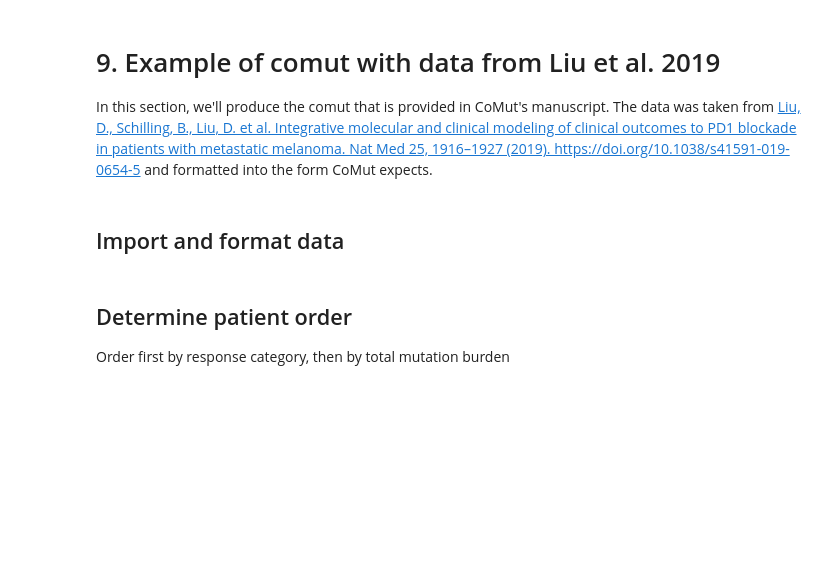
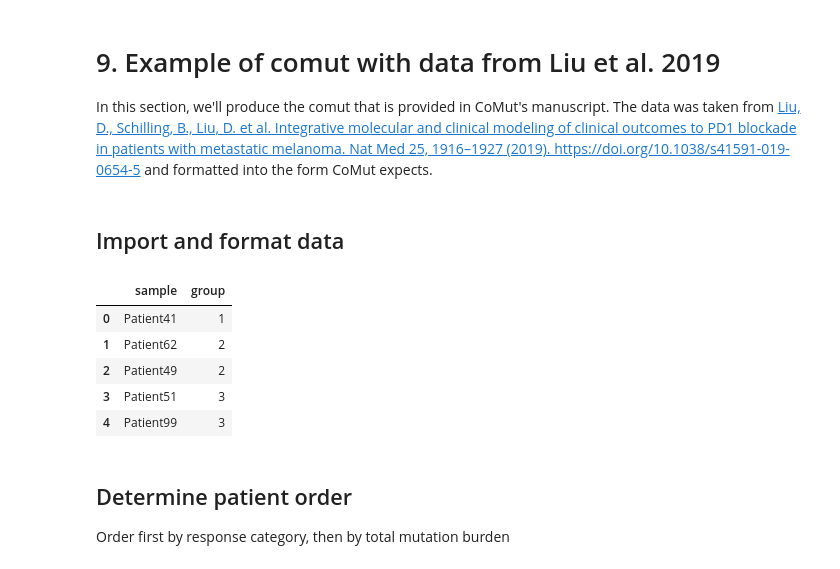
Before and after one commit to vanallenlab/comut, a Jupyter notebook: examples/documentation.ipynb, the cells around one changed output. Saved outputs shown, nothing was run; the diff lists cells and outputs as text; code cells hidden in the pictures; blank space fills up the shorter version.

```diff
--- a/examples/documentation.ipynb
+++ b/examples/documentation.ipynb
@@ -735,6 +748,20 @@ mut_burden_df = pd.read_csv('tutorial_data/melanoma_example/mutational_burden.ts
 
 # calculate side bar data from mutation data
 mut_freqs = pd.read_csv('tutorial_data/melanoma_example/mutation_frequency.tsv', sep = '\t')
+# %%
+# create toy indicator data
+np.random.seed(2)
+indicators = sorted(np.random.choice(range(30), size = 52))
+indicator_df = mut_burden_df[['sample']].copy()
+indicator_df['group'] = indicators
+indicator_df.head()
+# %% [output]
+|  | sample | group |
+| 0 | Patient41 | 1 |
+| 1 | Patient62 | 2 |
+| 2 | Patient49 | 2 |
+| 3 | Patient51 | 3 |
+| 4 | Patient99 | 3 |
 # %% [markdown]
 <a id="mel_order"></a>
 ## Determine patient order
```
Also changed, not shown: parts of 23 cells of this notebook, 4 other files.
